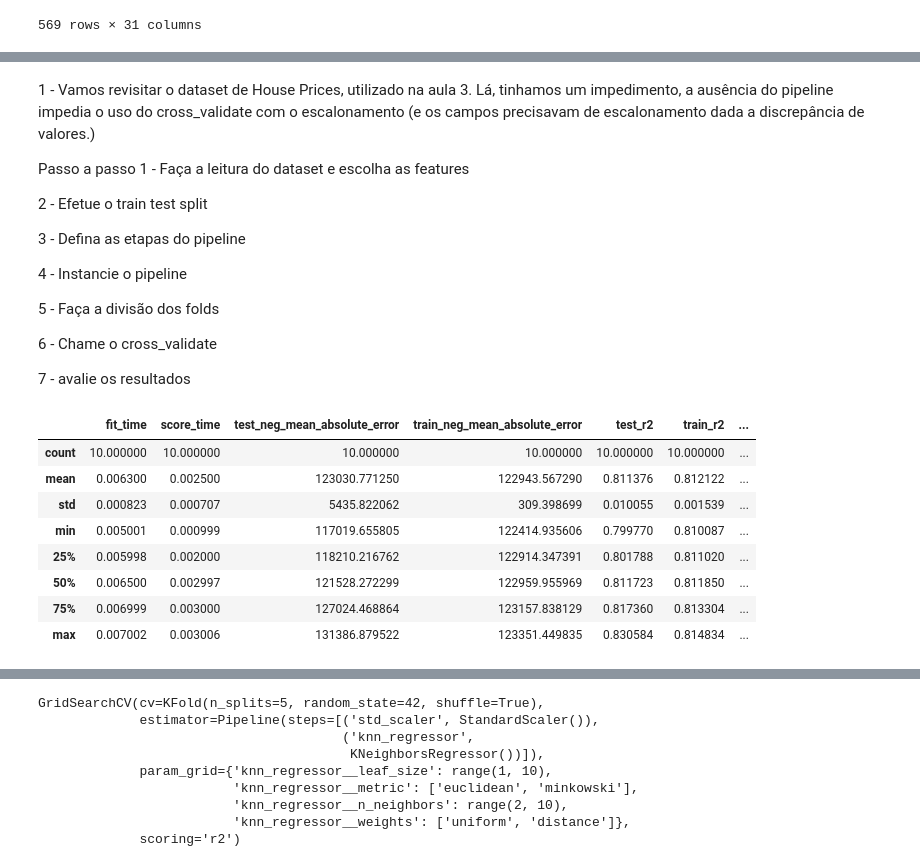
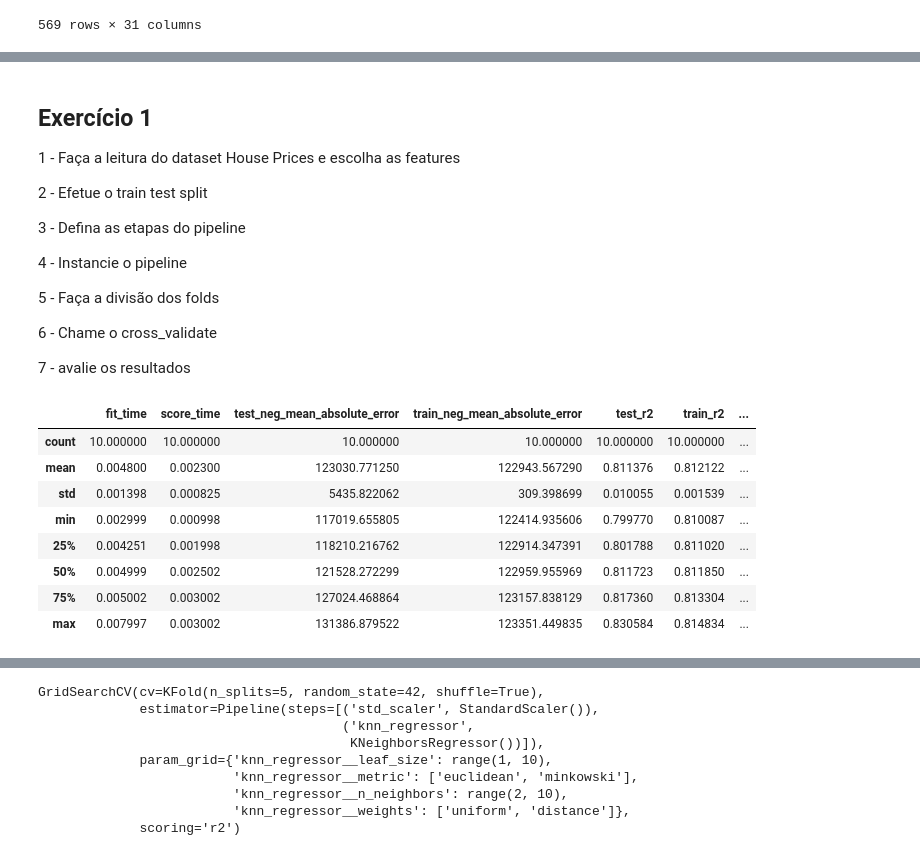
Before and after one commit to vitorkendia/meus_estudos, a Jupyter notebook: MachineLearning/ML1/aula5.ipynb, the cells around one changed output, grey strips where cells are left out. Cells and saved outputs as stored; diff of their text form; code cells hidden in the pictures.

Commit message:
Revisão das Aulas 3, 4 e 5

```diff
--- a/MachineLearning/ML1/aula5.ipynb
+++ b/MachineLearning/ML1/aula5.ipynb
@@ -91,8 +93,7 @@ pd.DataFrame(cv)
 # %% [markdown]
-1 - Vamos revisitar o dataset de House Prices, utilizado na aula 3. Lá, tinhamos um impedimento, a ausência do pipeline impedia o uso do cross_validate com o escalonamento (e os campos precisavam de escalonamento dada a discrepância de valores.)
+## Exercício 1
 
-Passo a passo
-1 - Faça a leitura do dataset e escolha as features
+1 - Faça a leitura do dataset House Prices e escolha as features
 
 2 - Efetue o train test split
 
@@ -106,35 +107,35 @@ Passo a passo
 
 7 - avalie os resultados
 # %%
-house_data = pd.read_csv('usa_housing.csv')
+house_data = pd.read_csv('../datasets/usa_housing.csv')
 
 house_raw = house_data
 
 house_data = house_data.drop(columns='Address')
 
 X = house_data.drop(columns='Price')
 y = house_data['Price']
 
 X_train, X_test, y_train, y_test = train_test_split(X, y , test_size=0.2, random_state=42)
 steps = [('std_scaler', StandardScaler()),
          ('elasticnet', ElasticNet())]
 kf5 = KFold(n_splits=10)
 pipe = Pipeline(steps=steps)
 metric = {'neg_mean_absolute_error':make_scorer(mean_absolute_error),
           'r2':make_scorer(r2_score),
           'neg_mean_squared_error':make_scorer(mean_squared_error)}
 
 cv = cross_validate(estimator=pipe, X=X_train, y=y_train, cv=kf5,scoring=metric, return_train_score=True)
 
 result = pd.DataFrame(cv)
 result.describe()
 # %% [output]
 |  | fit_time | score_time | test_neg_mean_absolute_error | train_neg_mean_absolute_error | test_r2 | train_r2 | ... |
 | count | 10.000000 | 10.000000 | 10.000000 | 10.000000 | 10.000000 | 10.000000 | ... |
-| mean | 0.006300 | 0.002500 | 123030.771250 | 122943.567290 | 0.811376 | 0.812122 | ... |
-| std | 0.000823 | 0.000707 | 5435.822062 | 309.398699 | 0.010055 | 0.001539 | ... |
-| min | 0.005001 | 0.000999 | 117019.655805 | 122414.935606 | 0.799770 | 0.810087 | ... |
-| 25% | 0.005998 | 0.002000 | 118210.216762 | 122914.347391 | 0.801788 | 0.811020 | ... |
-| 50% | 0.006500 | 0.002997 | 121528.272299 | 122959.955969 | 0.811723 | 0.811850 | ... |
-| 75% | 0.006999 | 0.003000 | 127024.468864 | 123157.838129 | 0.817360 | 0.813304 | ... |
-| max | 0.007002 | 0.003006 | 131386.879522 | 123351.449835 | 0.830584 | 0.814834 | ... |
+| mean | 0.004800 | 0.002300 | 123030.771250 | 122943.567290 | 0.811376 | 0.812122 | ... |
+| std | 0.001398 | 0.000825 | 5435.822062 | 309.398699 | 0.010055 | 0.001539 | ... |
+| min | 0.002999 | 0.000998 | 117019.655805 | 122414.935606 | 0.799770 | 0.810087 | ... |
+| 25% | 0.004251 | 0.001998 | 118210.216762 | 122914.347391 | 0.801788 | 0.811020 | ... |
+| 50% | 0.004999 | 0.002502 | 121528.272299 | 122959.955969 | 0.811723 | 0.811850 | ... |
+| 75% | 0.005002 | 0.003002 | 127024.468864 | 123157.838129 | 0.817360 | 0.813304 | ... |
+| max | 0.007997 | 0.003002 | 131386.879522 | 123351.449835 | 0.830584 | 0.814834 | ... |
```
Also changed, not shown: parts of 15 cells of this notebook, 3 other files.
